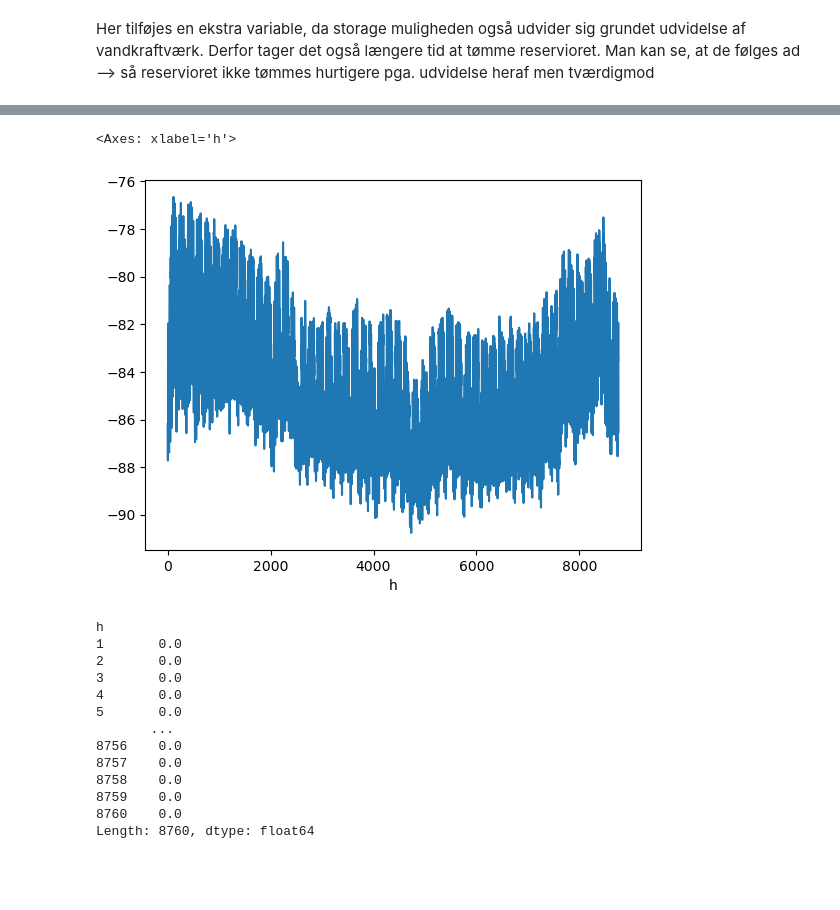
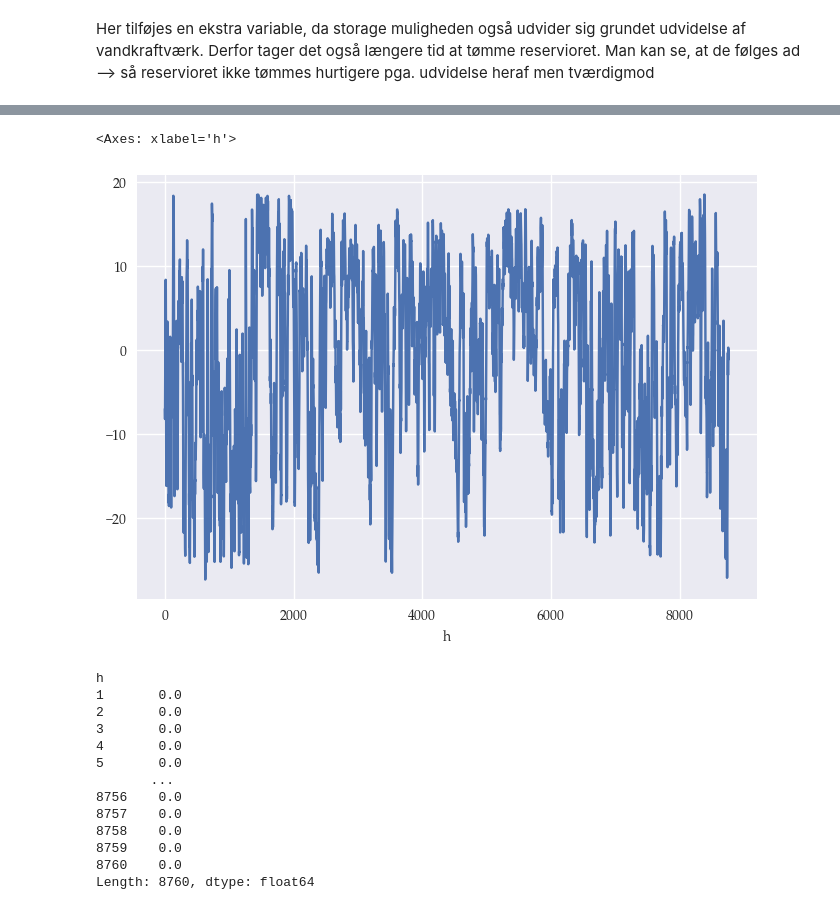
Before and after one commit to jnl455/Nuuk-Energy-mix, a Jupyter notebook: Exercises/E44/E44_SolutionGuide.ipynb, the cells around one changed output, grey strips where cells are left out. Saved outputs shown, nothing was run; the diff lists cells and outputs as text; code cells hidden in the pictures; blank space fills up the shorter version.

```diff
--- a/Exercises/E44/E44_SolutionGuide.ipynb
+++ b/Exercises/E44/E44_SolutionGuide.ipynb
@@ -11,6 +18,7 @@ figs_path = os.path.join(d['curr'],'Figs')
 # %% [markdown]
 We create a path to data
 # %%
-path_to_data = os.path.join(d['curr'], 'Exercises', 'E44','Data','E44_Data-ny.xlsx')
+import os
+path_to_data = os.path.join(d['curr'],'Data','E44_Data-ny.xlsx')
 print(path_to_data)
 # %% [output]
@@ -18,7 +26,7 @@ c:\Users\CAAL\Dropbox\Polit\Nuuk-Energy-mix\Exercises\E44\Data\E44_Data-ny.xlsx
 # %%
 kwargs = {'variables': ['Fundamentals', 'Load', 'Generators_Other'],
         'maps': ['Generators_Categories','hMaps'],
-        'variable2D': ['HourlyVariation','Generators_FuelMix'],
+        'variable2D': ['HourlyVariation','Generators_FuelMix', 'Rainfall'],
         'scalars': ['Scalars']}
 
 db = read.dbFromWB(path_to_data, kwargs)
@@ -235,8 +360,8 @@ Length: 219000, dtype: float64
 # %%
-(m.hourlyLoad - m.hourlyGeneratingCap.xs('idES')).plot()
+(m.hourlyLoad - m.hourlyGeneratingCap.xs('id6')).plot()
 # %% [output]
 <Axes: xlabel='h'>
-[figure, old version]
+[figure, new version]
 # %%
 # bør være 0, da vi arbejder med vandreservior og ikke tilbagefører vandet
 solution['charge'].loc[:, 'idES', (2,2)]
```
Also changed, not shown: parts of 41 cells of this notebook, 18 other files.
